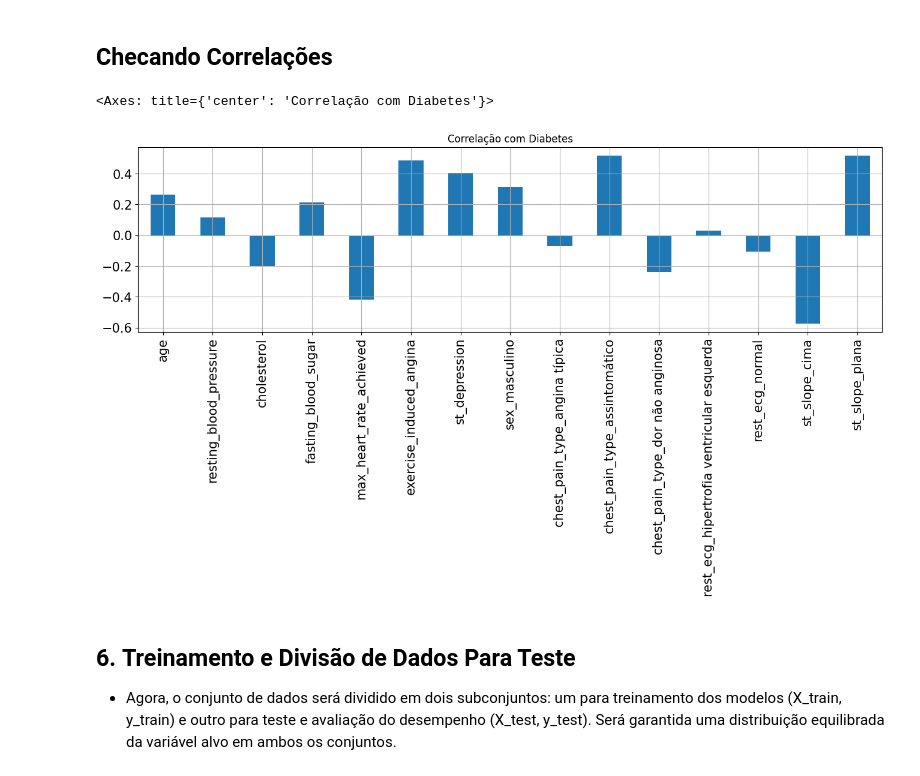
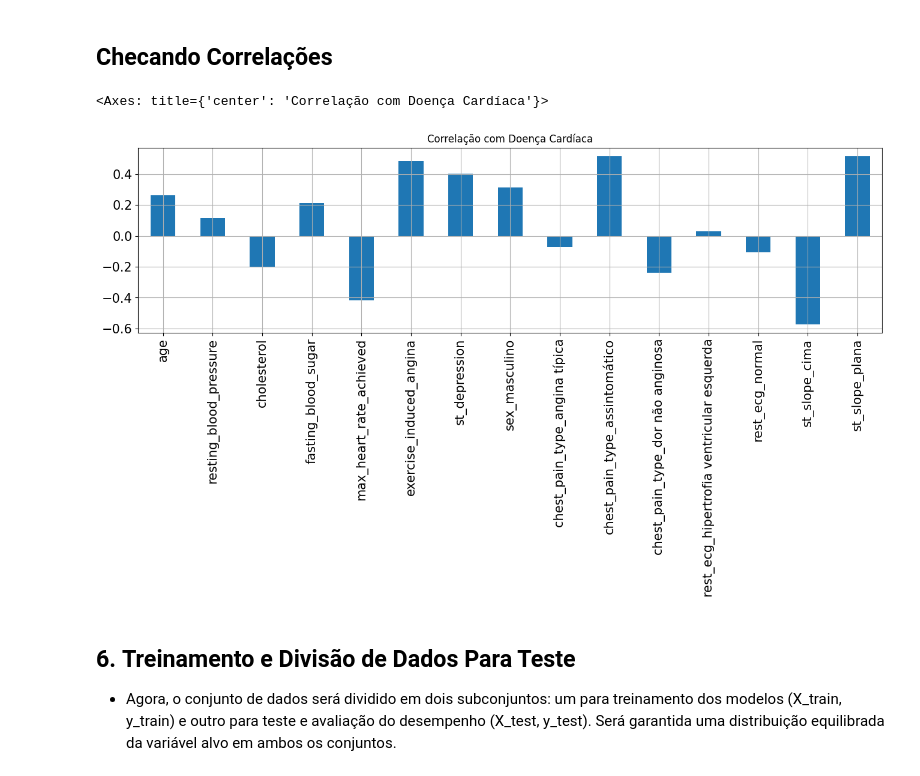
Before and after one commit to atlantico-academy/equipe5-2014.2, a Jupyter notebook: notebooks/02-comparative_analysis_f.ipynb, the cells around one changed output. Cells and saved outputs as stored; diff of their text form; code cells hidden in the pictures.

```diff
--- a/notebooks/02-comparative_analysis_f.ipynb
+++ b/notebooks/02-comparative_analysis_f.ipynb
@@ -334,11 +334,11 @@ y = dt['target']
 # %%
 
 X.corrwith(y).plot.bar(
-        figsize = (16, 4), title = "Correlação com Diabetes", fontsize = 15,
+        figsize = (16, 4), title = "Correlação com Doença Cardíaca", fontsize = 15,
         rot = 90, grid = True)
 # %% [output]
-<Axes: title={'center': 'Correlação com Diabetes'}>
+<Axes: title={'center': 'Correlação com Doença Cardíaca'}>
-[figure, old version]
+[figure, new version]
 # %% [markdown]
 ## 6. **Treinamento e Divisão de Dados Para Teste**  <a id='data-train'></a>
 
```
Also changed, not shown: parts of 17 cells of this notebook.
